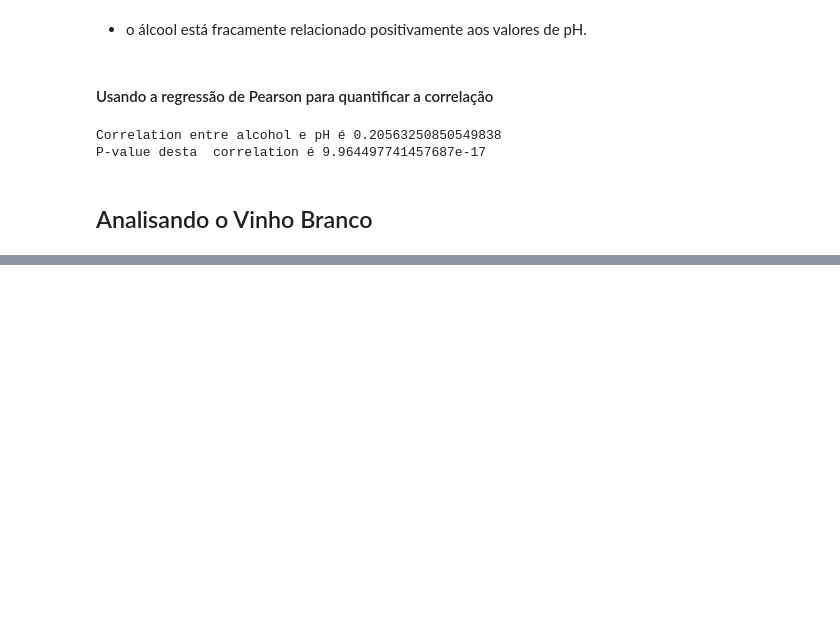
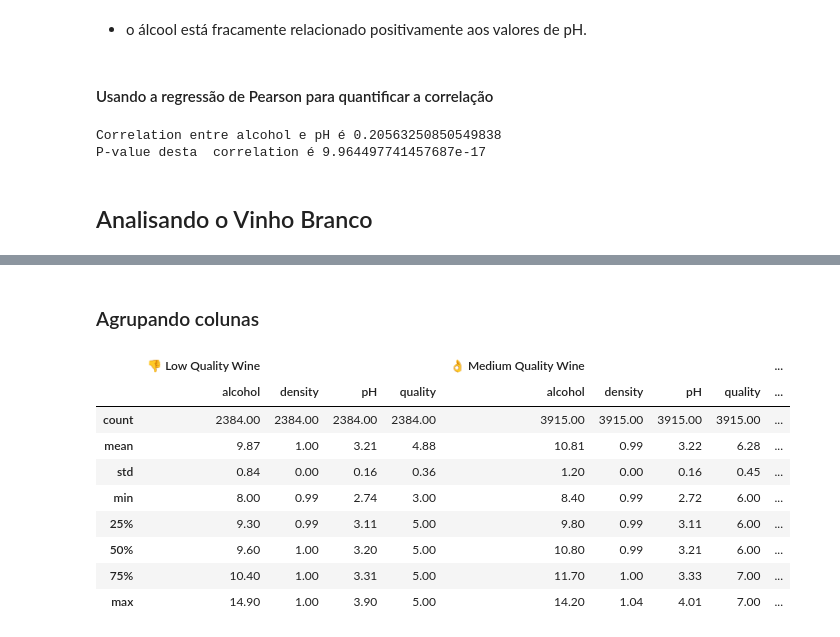
Before and after one commit to JessicaHora/Eda_wine_quality, a Jupyter notebook: Wine_quality.ipynb, the cells around one changed output, grey strips where cells are left out. Saved outputs shown, nothing was run; the diff lists cells and outputs as text; code cells hidden in the pictures; blank space fills up the shorter version.

```diff
--- a/Wine_quality.ipynb
+++ b/Wine_quality.ipynb
@@ -169,0 +247,25 @@ SyntaxError: incomplete input (2415119376.py, line 1)
+# %% [markdown]
+### Agrupando colunas
+# %%
+
+subset_attr = ['alcohol', 'density', 'pH', 'quality']
+
+low = round(df_wines[df_wines['quality_label'] == 'low'][subset_attr].describe(), 2)
+medium = round(df_wines[df_wines['quality_label'] == 'medium'][subset_attr].describe(), 2)
+high = round(df_wines[df_wines['quality_label'] == 'high'][subset_attr].describe(), 2)
+
+pd.concat([low, medium, high], axis=1,
+          keys=['👎 Low Quality Wine',
+                '👌 Medium Quality Wine',
+                '👍 High Quality Wine'])
+# %% [output]
+|  | 👎 Low Quality Wine |  |  |  | 👌 Medium Quality Wine |  |  |  | ... |
+|  | alcohol | density | pH | quality | alcohol | density | pH | quality | ... |
+| count | 2384.00 | 2384.00 | 2384.00 | 2384.00 | 3915.00 | 3915.00 | 3915.00 | 3915.00 | ... |
+| mean | 9.87 | 1.00 | 3.21 | 4.88 | 10.81 | 0.99 | 3.22 | 6.28 | ... |
+| std | 0.84 | 0.00 | 0.16 | 0.36 | 1.20 | 0.00 | 0.16 | 0.45 | ... |
+| min | 8.00 | 0.99 | 2.74 | 3.00 | 8.40 | 0.99 | 2.72 | 6.00 | ... |
+| 25% | 9.30 | 0.99 | 3.11 | 5.00 | 9.80 | 0.99 | 3.11 | 6.00 | ... |
+| 50% | 9.60 | 1.00 | 3.20 | 5.00 | 10.80 | 0.99 | 3.21 | 6.00 | ... |
+| 75% | 10.40 | 1.00 | 3.31 | 5.00 | 11.70 | 1.00 | 3.33 | 7.00 | ... |
+| max | 14.90 | 1.00 | 3.90 | 5.00 | 14.20 | 1.04 | 4.01 | 7.00 | ... |
```
Also changed, not shown: parts of 18 cells of this notebook.
